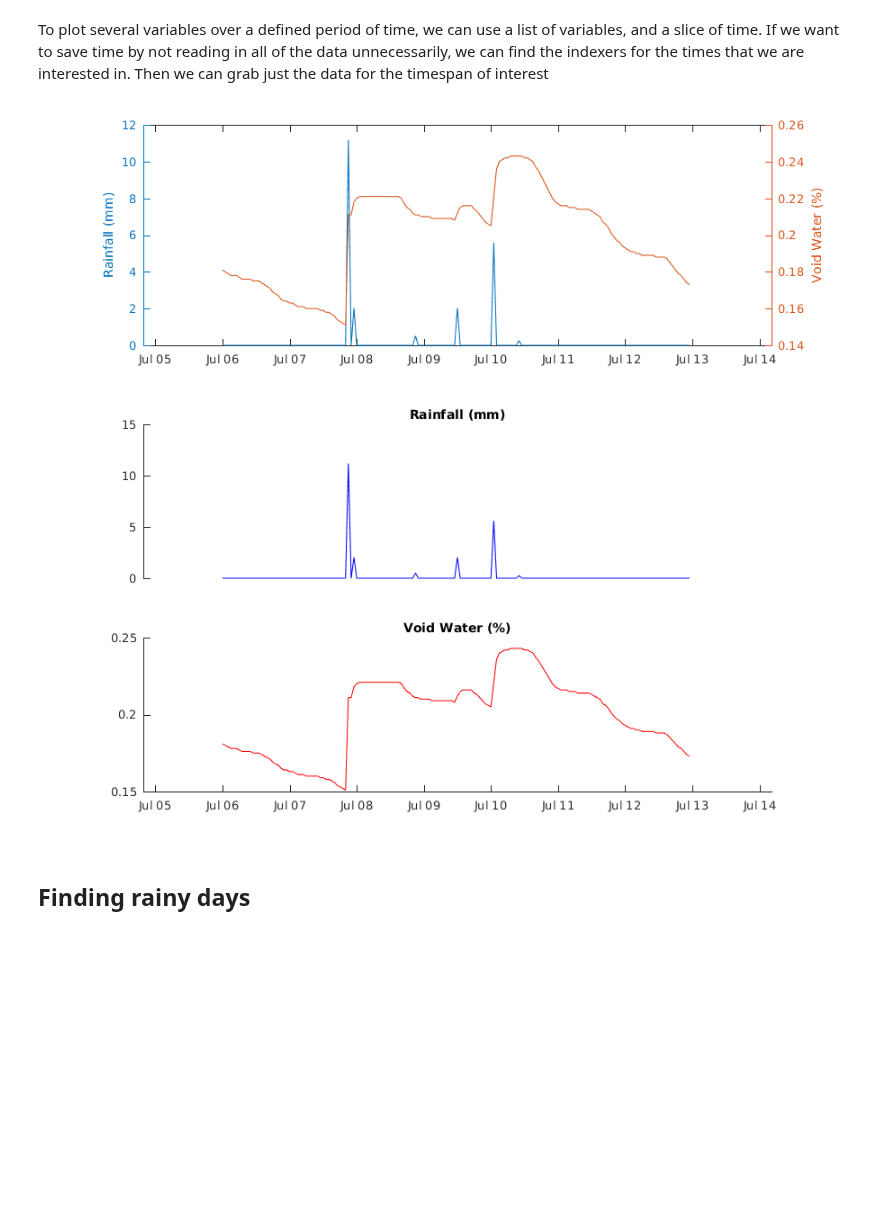
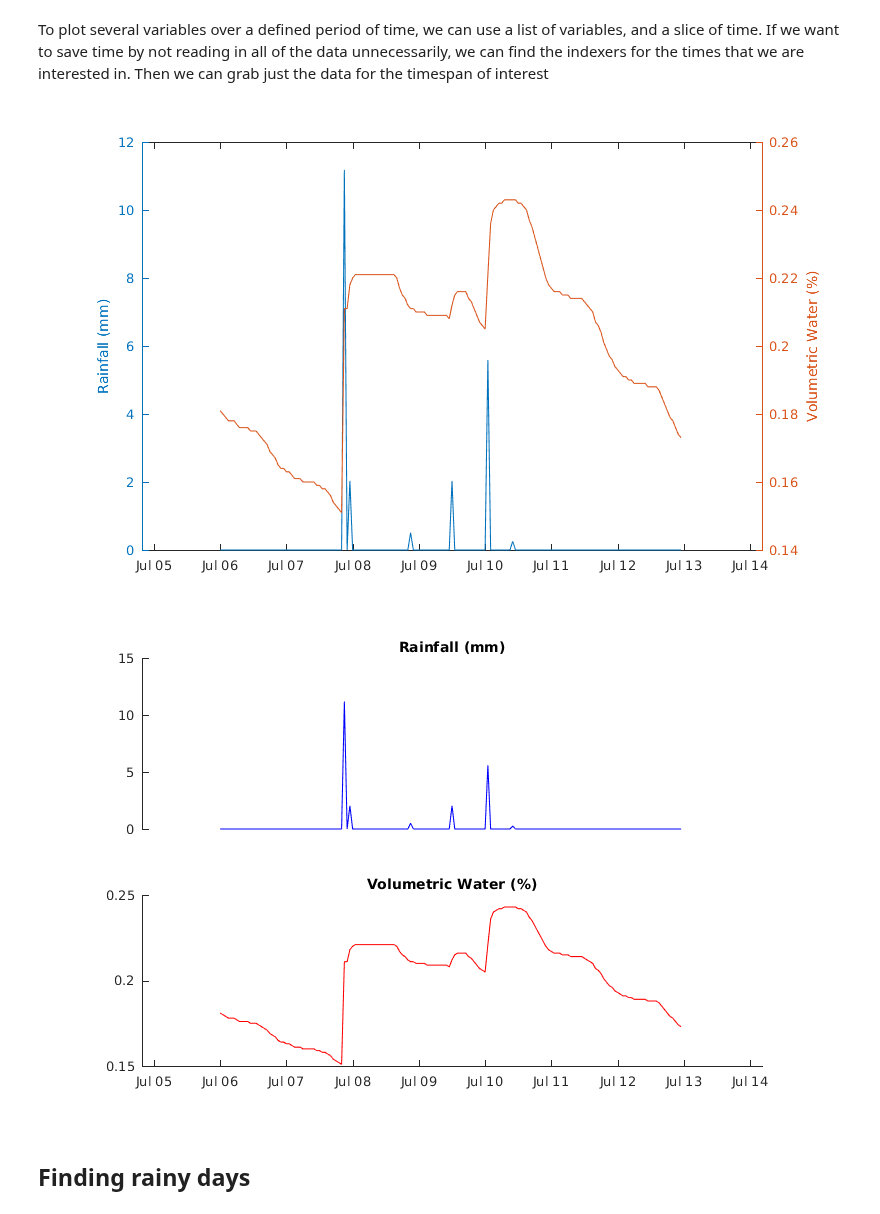
Before and after one commit to jsignell/intro-to-netcdf, a Jupyter notebook: Intro to Matlab.ipynb, the cells around one changed output. Drawn from its saved outputs; the diff is of its cells as text; code cells hidden in the pictures; blank space fills up the shorter version.

```diff
--- a/Intro to Matlab.ipynb
+++ b/Intro to Matlab.ipynb
@@ -21,7 +21,7 @@ plot(x, cos(x), 'r')
 # %% [markdown]
 Matlab comes with native netcdf capability. If you know the url of the dataset that you are interested in, you can display all the info about that datset using **ncdisp(data_url)** or **ncdisp(data_url, variable)** to look at just one variable.
 # %%
-data_url = 'http://hydromet-thredds.princeton.edu/thredds/dodsC/MonitoringStations/CR1000_Table1.nc';
+data_url = 'http://hydromet-thredds.princeton.edu:9000/thredds/dodsC/MonitoringStations/butler.nc';
 variable = 'AirTC_Avg';
 # %% [markdown]
 At this point you haven't pulled over any actual data, to do that you use **ncread(data_url, variable)**. To read data attributes, use **ncreadatt(data_url, variable, attribute_name)**.
@@ -88,9 +88,9 @@ a_week = table(t, Rain, VW);
 # %%
 [ax,p1,p2] = plotyy(a_week.t, a_week.Rain, a_week.t, a_week.VW);
 
 ylabel(ax(1),'Rainfall (mm)') % label left y-axis
-ylabel(ax(2),'Void Water (%)') % label right y-axis
+ylabel(ax(2),'Volumetric Water (%)') % label right y-axis
 set(ax(1:2),'fontsize', 6);
 # %% [output]
-[figure, old version]
+[figure, new version]
 # %%
@@ -102,12 +102,12 @@ title('Rainfall (mm)');
 
 h(2) = subplot(2,1,2);
 plot(a_week.t, a_week.VW, 'r');
-title('Void Water (%)');
+title('Volumetric Water (%)');
 
 set(h(1),'xcolor','w');
 set(h(1:2),'fontsize', 6);
 set(h(1:2), 'box', 'off');
 # %% [output]
-[figure, old version]
+[figure, new version]
 # %% [markdown]
 ## Finding rainy days
```
Also changed, not shown: parts of 13 cells of this notebook, 2 other files.
